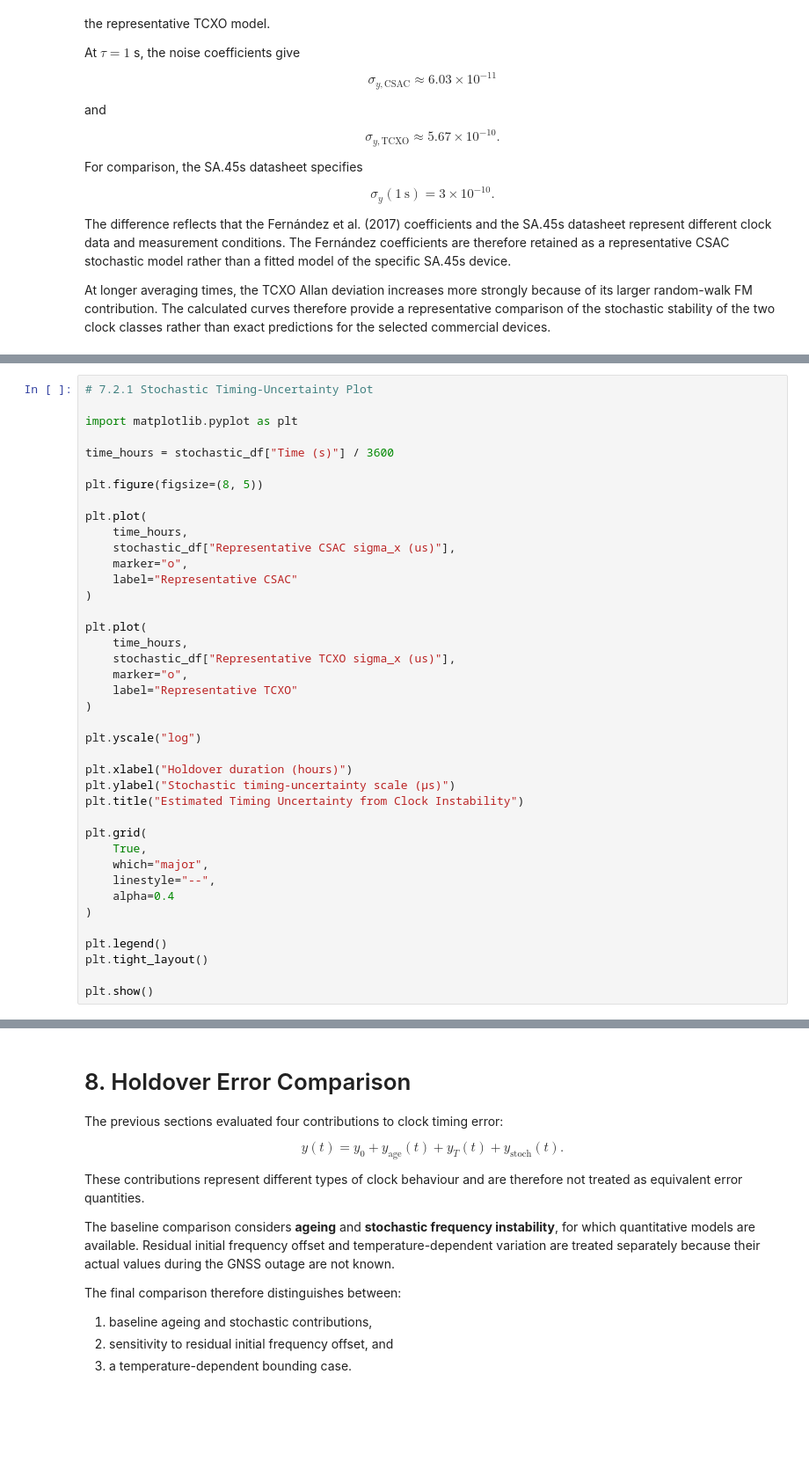
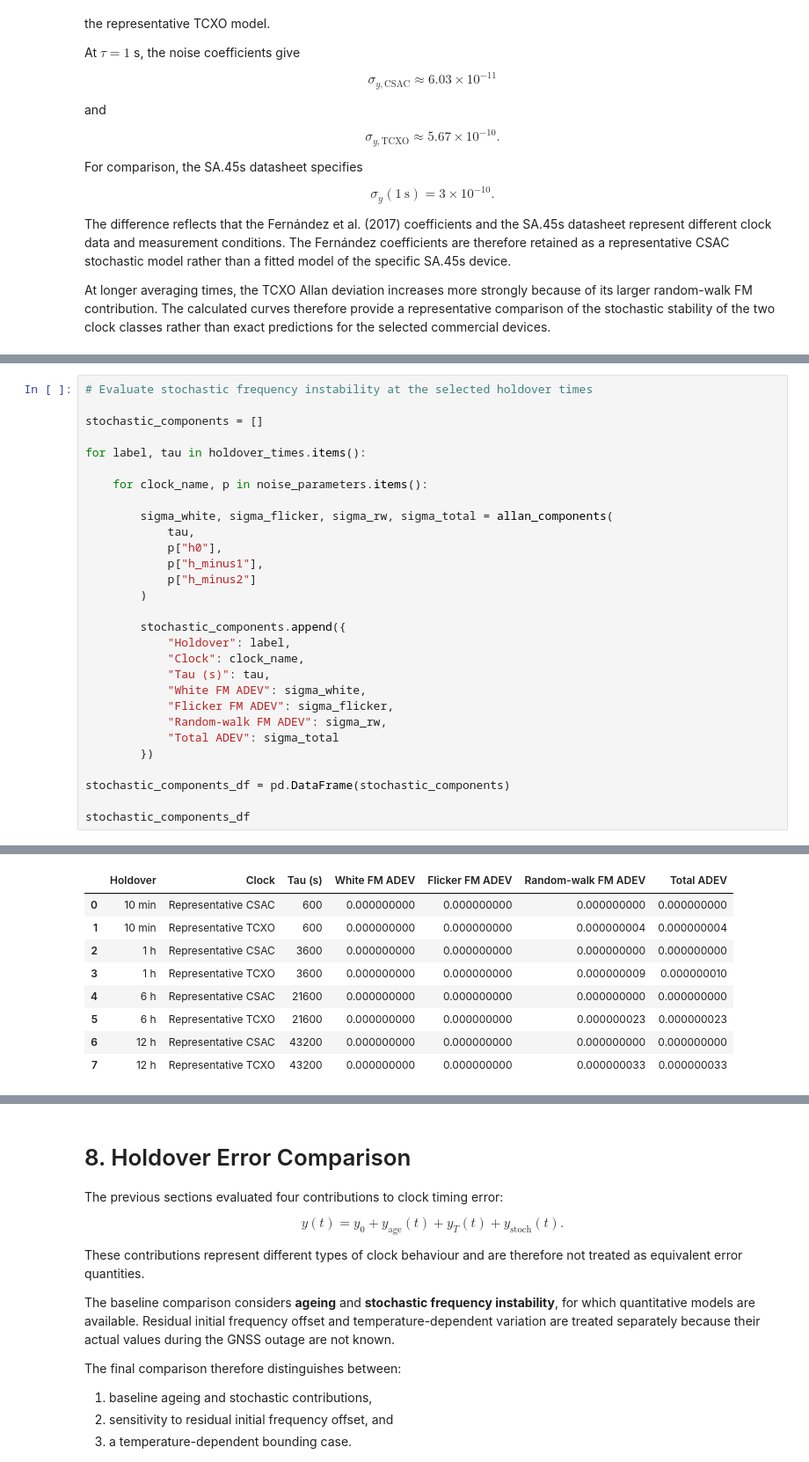
Before and after one commit to FarahAlmufawez/CSAC-GNSS-Holdover-Model, a Jupyter notebook: CSAC-GNSS-Holdover-Model.ipynb, the cells around one changed output, grey strips where cells are left out. Shown at 88% size. Drawn from its saved outputs; the diff is of its cells as text; blank space fills up the shorter version.

```diff
--- a/CSAC-GNSS-Holdover-Model.ipynb
+++ b/CSAC-GNSS-Holdover-Model.ipynb
@@ -1337,41 +1341,30 @@ stochastic_df
 # %%
-# 7.2.1 Stochastic Timing-Uncertainty Plot
+# Evaluate stochastic frequency instability at the selected holdover times
 
-import matplotlib.pyplot as plt
+stochastic_components = []
 
-time_hours = stochastic_df["Time (s)"] / 3600
+for label, tau in holdover_times.items():
 
-plt.figure(figsize=(8, 5))
+    for clock_name, p in noise_parameters.items():
 
-plt.plot(
-    time_hours,
-    stochastic_df["Representative CSAC sigma_x (us)"],
-    marker="o",
-    label="Representative CSAC"
-)
+        sigma_white, sigma_flicker, sigma_rw, sigma_total = allan_components(
+            tau,
+            p["h0"],
+            p["h_minus1"],
+            p["h_minus2"]
+        )
 
-plt.plot(
-    time_hours,
-    stochastic_df["Representative TCXO sigma_x (us)"],
-    marker="o",
-    label="Representative TCXO"
-)
+        stochastic_components.append({
+            "Holdover": label,
+            "Clock": clock_name,
+            "Tau (s)": tau,
+            "White FM ADEV": sigma_white,
+            "Flicker FM ADEV": sigma_flicker,
+            "Random-walk FM ADEV": sigma_rw,
+            "Total ADEV": sigma_total
+        })
 
-plt.yscale("log")
+stochastic_components_df = pd.DataFrame(stochastic_components)
 
-plt.xlabel("Holdover duration (hours)")
-plt.ylabel("Stochastic timing-uncertainty scale (µs)")
-plt.title("Estimated Timing Uncertainty from Clock Instability")
-
-plt.grid(
-    True,
-    which="major",
-    linestyle="--",
-    alpha=0.4
-)
-
-plt.legend()
-plt.tight_layout()
-
-plt.show()
+stochastic_components_df
 # %% [output]
@@ -1379 +1371,10 @@ plt.show()
+|  | Holdover | Clock | Tau (s) | White FM ADEV | Flicker FM ADEV | Random-walk FM ADEV | Total ADEV |
+| 0 | 10 min | Representative CSAC | 600 | 0.000000000 | 0.000000000 | 0.000000000 | 0.000000000 |
+| 1 | 10 min | Representative TCXO | 600 | 0.000000000 | 0.000000000 | 0.000000004 | 0.000000004 |
+| 2 | 1 h | Representative CSAC | 3600 | 0.000000000 | 0.000000000 | 0.000000000 | 0.000000000 |
+| 3 | 1 h | Representative TCXO | 3600 | 0.000000000 | 0.000000000 | 0.000000009 | 0.000000010 |
+| 4 | 6 h | Representative CSAC | 21600 | 0.000000000 | 0.000000000 | 0.000000000 | 0.000000000 |
+| 5 | 6 h | Representative TCXO | 21600 | 0.000000000 | 0.000000000 | 0.000000023 | 0.000000023 |
+| 6 | 12 h | Representative CSAC | 43200 | 0.000000000 | 0.000000000 | 0.000000000 | 0.000000000 |
+| 7 | 12 h | Representative TCXO | 43200 | 0.000000000 | 0.000000000 | 0.000000033 | 0.000000033 |
 # %% [markdown]
```
Also changed, not shown: parts of 28 cells of this notebook, 1 other file.
